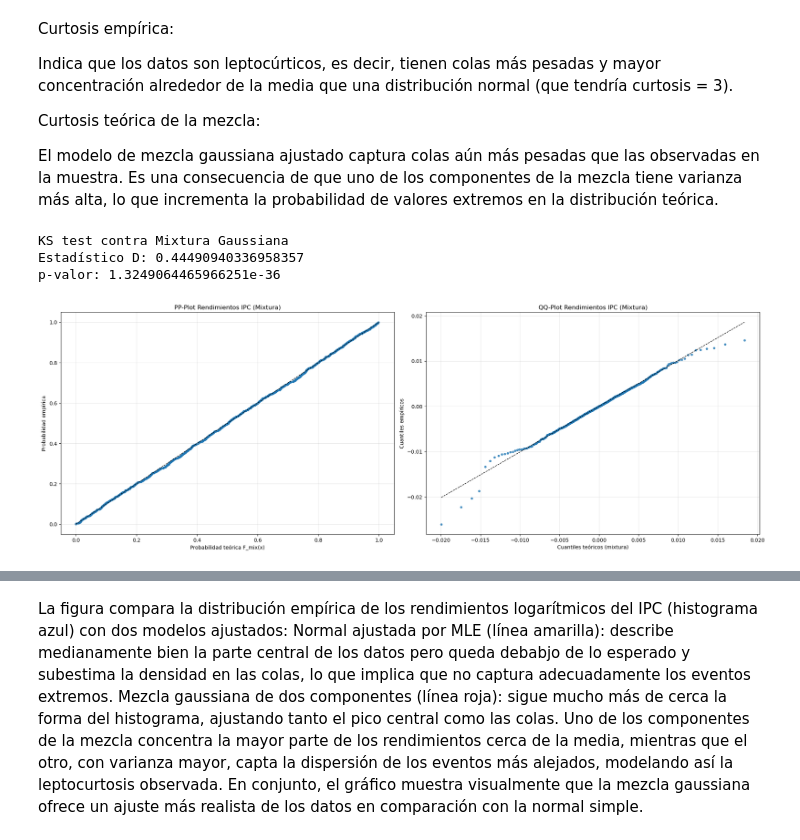
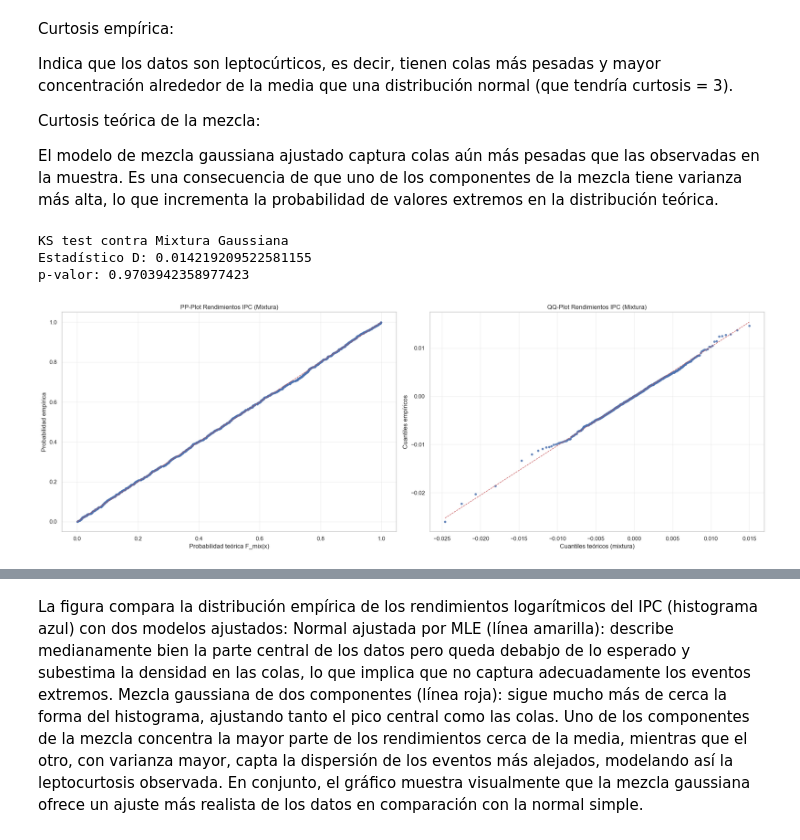
Before and after one commit to cmayorgat44/Estimation_parametrica, a Jupyter notebook: proyecto_final.ipynb, the cells around one changed output, grey strips where cells are left out. Drawn from its saved outputs; the diff is of its cells as text; code cells hidden in the pictures.

```diff
--- a/proyecto_final.ipynb
+++ b/proyecto_final.ipynb
@@ -413,19 +628,23 @@ El modelo de mezcla gaussiana ajustado captura colas aún más pesadas que las o
 Es una consecuencia de que uno de los componentes de la mezcla tiene varianza más alta, lo que incrementa la probabilidad de valores extremos en la distribución teórica.
 # %%
 # KS contra la mezcla
+def mix_cdf(x, pis, mus, sigmas):
+    """
+    CDF de la mezcla: F(x) = sum_k π_k * Φ((x-μ_k)/σ_k)
+    """
+    x = np.asarray(x)
+    pis, mus, sigmas = map(np.asarray, (pis, mus, sigmas))
+    z = (x[..., None] - mus) / sigmas
+    return np.sum(pis * norm.cdf(z), axis=-1)
 ks_mixture = kstest(x, lambda val: mix_cdf(val, pis, mus, sigmas))
 print("\nKS test contra Mixtura Gaussiana")
 print("Estadístico D:", ks_mixture.statistic)
 print("p-valor:", ks_mixture.pvalue)
 # %% [output]
 KS test contra Mixtura Gaussiana
-Estadístico D: 0.44490940336958357
-p-valor: 1.3249064465966251e-36
+Estadístico D: 0.014219209522581155
+p-valor: 0.9703942358977423
 # %%
-import numpy as np
-import matplotlib.pyplot as plt
-from scipy.stats import norm
-
 def pp_qq_plots_mixture(x, pis, mus, sigmas, title_pp="PP-Plot vs Mixtura", title_qq="QQ-Plot vs Mixtura"):
     x = np.asarray(x).ravel()
     x = x[~np.isnan(x)]
@@ -464,37 +683,37 @@ def pp_qq_plots_mixture(x, pis, mus, sigmas, title_pp="PP-Plot vs Mixtura", titl
 
     # PP-Plot
     axes[0].scatter(p_th, p_emp, s=12, alpha=0.8)
-    axes[0].plot([0, 1], [0, 1], 'k--', lw=1)
+    axes[0].plot([0, 1], [0, 1], 'r--', lw=1)
     axes[0].set_xlabel("Probabilidad teórica F_mix(x)")
     axes[0].set_ylabel("Probabilidad empírica")
     axes[0].set_title(title_pp)
     axes[0].grid(alpha=0.3)
 
     # QQ-Plot
     axes[1].scatter(q_th, xs, s=12, alpha=0.8)
     q25_th, q75_th = np.quantile(q_th, [0.25, 0.75])
     q25_xs, q75_xs = np.quantile(xs, [0.25, 0.75])
     slope = (q75_xs - q25_xs) / (q75_th - q25_th + 1e-18)
     intercept = q25_xs - slope * q25_th
     xr = np.array([q_th.min(), q_th.max()])
-    axes[1].plot(xr, slope * xr + intercept, 'k--', lw=1)
+    axes[1].plot(xr, slope * xr + intercept, 'r--', lw=1)
     axes[1].set_xlabel("Cuantiles teóricos (mixtura)")
     axes[1].set_ylabel("Cuantiles empíricos")
     axes[1].set_title(title_qq)
     axes[1].grid(alpha=0.3)
 
     plt.tight_layout()
     plt.show()
 
 # ==========
 # Uso con tus datos
 # ==========
 x = df.dropna().values
 pp_qq_plots_mixture(x, pis, mus, sigmas,
                     title_pp="PP-Plot Rendimientos IPC (Mixtura)",
                     title_qq="QQ-Plot Rendimientos IPC (Mixtura)")
 # %% [output]
-[figure, old version]
+[figure, new version]
 # %% [markdown]
 Interpretación Comparativa: Normal vs Mezcla Gaussiana (2 Componentes)
 
```
Also changed, not shown: parts of 29 cells of this notebook, 1 other file.
